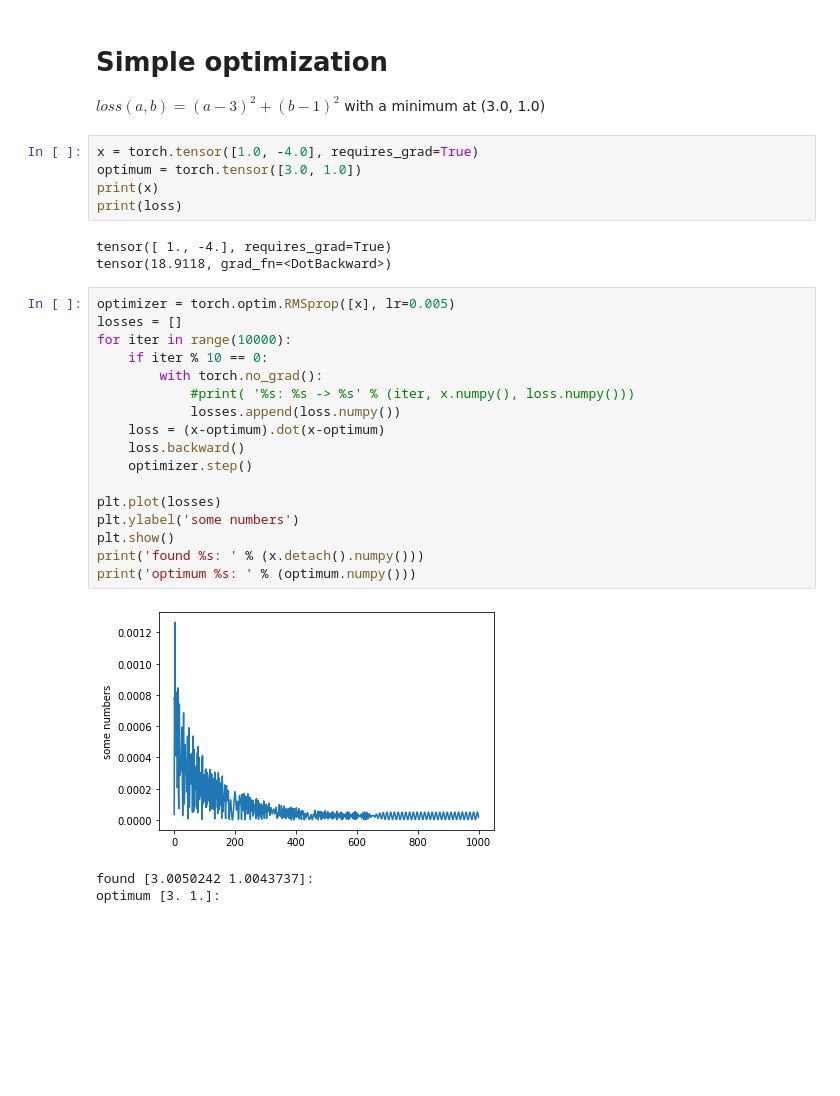
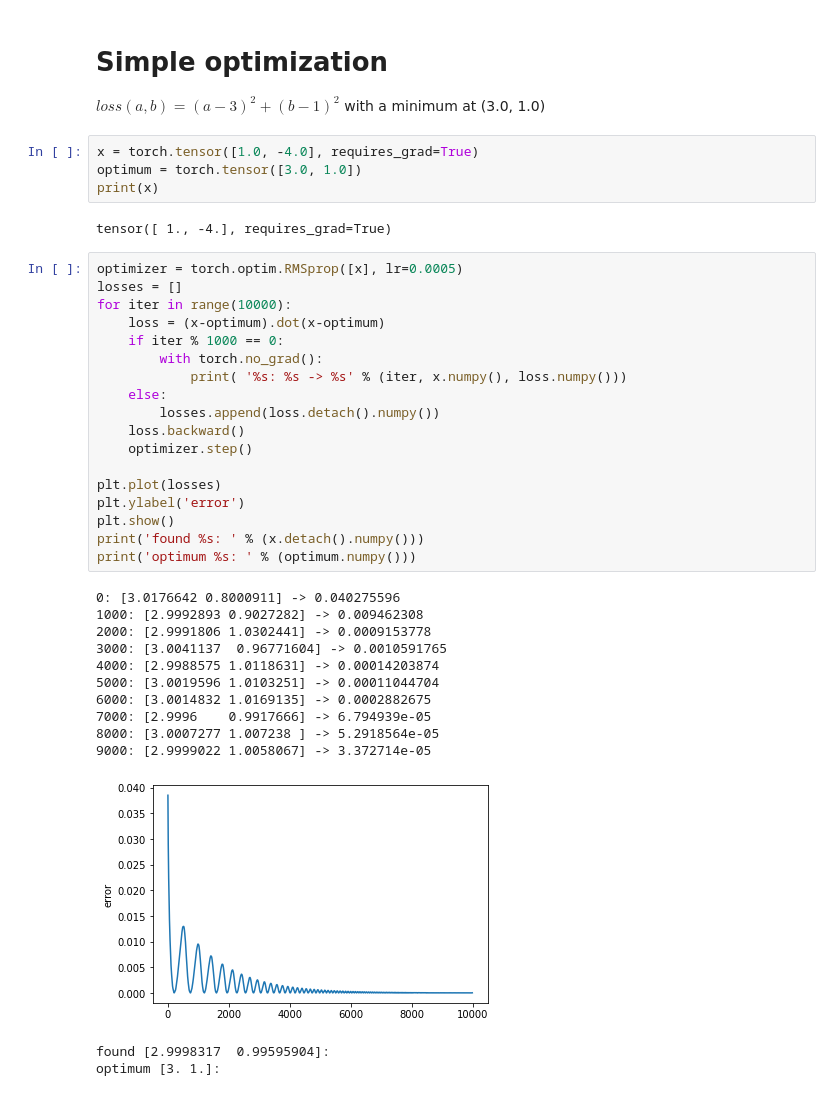
Before and after one commit to adiel2012/Pytorch-examples, a Jupyter notebook: 1_Basics.ipynb, the cells around one changed output. Saved outputs shown, nothing was run; the diff lists cells and outputs as text; blank space fills up the shorter version.

```diff
--- a/1_Basics.ipynb
+++ b/1_Basics.ipynb
@@ -130,28 +130,37 @@ with a minimum at (3.0, 1.0)
 x = torch.tensor([1.0, -4.0], requires_grad=True)
 optimum = torch.tensor([3.0, 1.0])
 print(x)
-print(loss)
 # %% [output]
 tensor([ 1., -4.], requires_grad=True)
-tensor(18.9118, grad_fn=<DotBackward>)
 # %%
-optimizer = torch.optim.RMSprop([x], lr=0.005)
+optimizer = torch.optim.RMSprop([x], lr=0.0005)
 losses = []
 for iter in range(10000):
-    if iter % 10 == 0:
+    loss = (x-optimum).dot(x-optimum)
+    if iter % 1000 == 0:
         with torch.no_grad():
-            #print( '%s: %s -> %s' % (iter, x.numpy(), loss.numpy()))
-            losses.append(loss.numpy())
-    loss = (x-optimum).dot(x-optimum)
+            print( '%s: %s -> %s' % (iter, x.numpy(), loss.numpy()))
+    else:
+        losses.append(loss.detach().numpy())
     loss.backward()
     optimizer.step()
 
 plt.plot(losses)
-plt.ylabel('some numbers')
+plt.ylabel('error')
 plt.show()
 print('found %s: ' % (x.detach().numpy()))
 print('optimum %s: ' % (optimum.numpy()))
 # %% [output]
+0: [3.0176642 0.8000911] -> 0.040275596
+1000: [2.9992893 0.9027282] -> 0.009462308
+2000: [2.9991806 1.0302441] -> 0.0009153778
+3000: [3.0041137  0.96771604] -> 0.0010591765
+4000: [2.9988575 1.0118631] -> 0.00014203874
+5000: [3.0019596 1.0103251] -> 0.00011044704
+6000: [3.0014832 1.0169135] -> 0.0002882675
+7000: [2.9996    0.9917666] -> 6.794939e-05
+8000: [3.0007277 1.007238 ] -> 5.2918564e-05
+9000: [2.9999022 1.0058067] -> 3.372714e-05
-[figure, old version]
+[figure, new version]
-found [3.0050242 1.0043737]:
-optimum [3. 1.]:
+found [2.9998317  0.99595904]:
+optimum [3. 1.]:
```
